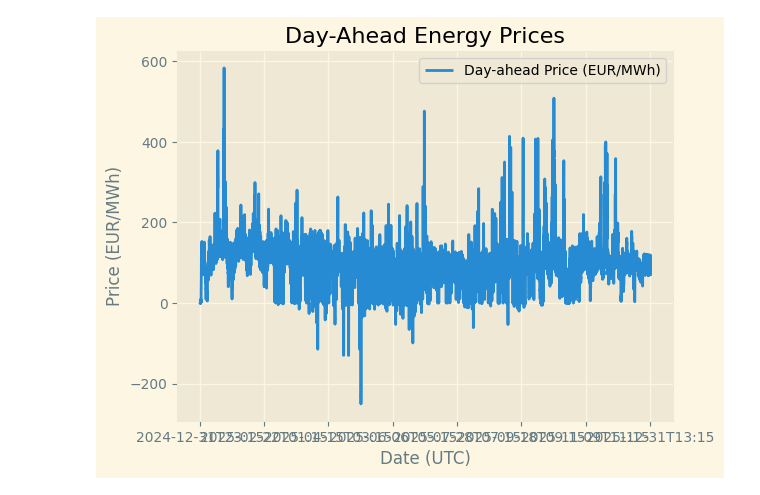
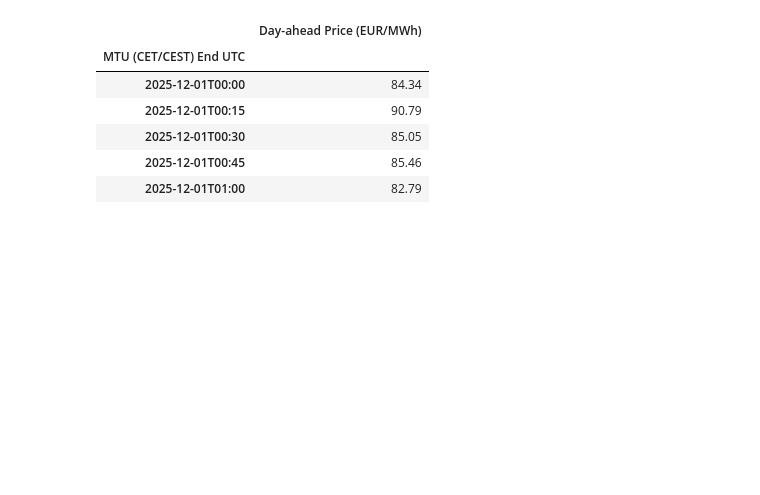
Before and after one commit to SSBO-ai/ai-for-energy, a Jupyter notebook: ipex_eda.ipynb, the cells around one changed output. Drawn from its saved outputs; the diff is of its cells as text; code cells hidden in the pictures; blank space fills up the shorter version.

```diff
--- a/ipex_eda.ipynb
+++ b/ipex_eda.ipynb
@@ -25,8 +25,3 @@ df.head()
 | 2 | 01/01/2025 00:30:00 - 01/01/2025 ... | BZN|DE-LU | Sequence Sequence 1 | 2.16 | 01/01/2025 00:30:00 | 2025-01-01T00:45 | ... |
 | 3 | 01/01/2025 00:45:00 - 01/01/2025 ... | BZN|DE-LU | Sequence Sequence 1 | 2.16 | 01/01/2025 00:45:00 | 2025-01-01T01:00 | ... |
 | 4 | 01/01/2025 01:00:00 - 01/01/2025 ... | BZN|DE-LU | Sequence Sequence 1 | 1.60 | 01/01/2025 01:00:00 | 2025-01-01T01:15 | ... |
-# %%
-plot = df.plot(x='MTU (CET/CEST) End UTC', y='Day-ahead Price (EUR/MWh)', title='Day-Ahead Energy Prices', ylabel='Price (EUR/MWh)', xlabel='Date (UTC)')
-plot.figure.savefig('day_ahead_energy_prices.png')
-# %% [output]
-[figure, removed]
@@ -123,7 +28,20 @@ def adf_test(ts):
 # %%
 part_df = df[df['MTU (CET/CEST) End UTC'] >= '2025-12-01T00:00']
 ts = (
     part_df
     .set_index("MTU (CET/CEST) End UTC")
     ["Day-ahead Price (EUR/MWh)"]
 )
+
+# Converting ts into Pandas DataFrame
+ts_df = pd.DataFrame(ts)
+
+ts_df.head()
+# %% [output]
+|  | Day-ahead Price (EUR/MWh) |
+| MTU (CET/CEST) End UTC |  |
+| 2025-12-01T00:00 | 84.34 |
+| 2025-12-01T00:15 | 90.79 |
+| 2025-12-01T00:30 | 85.05 |
+| 2025-12-01T00:45 | 85.46 |
+| 2025-12-01T01:00 | 82.79 |
```
Also changed, not shown: parts of 14 cells of this notebook.
